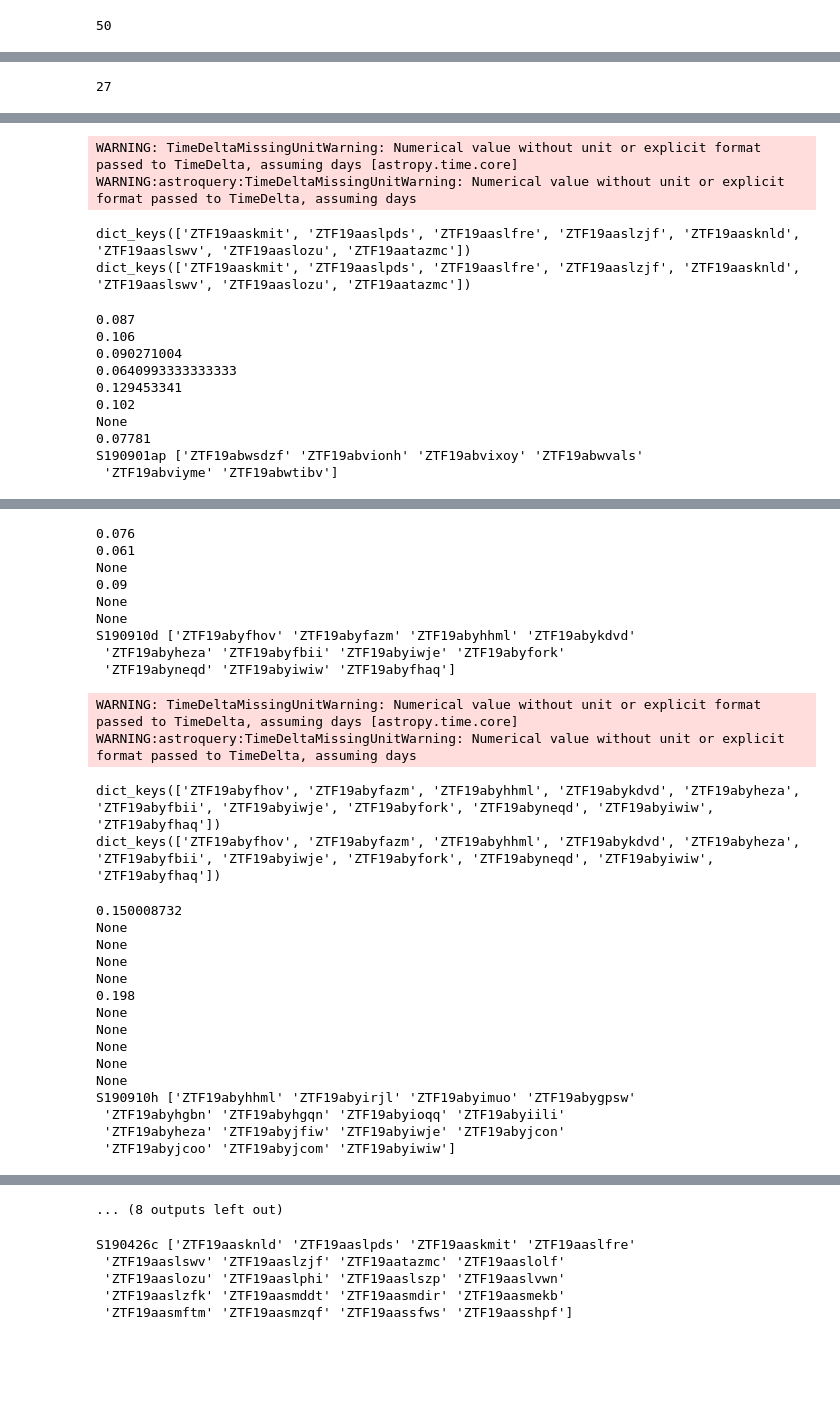
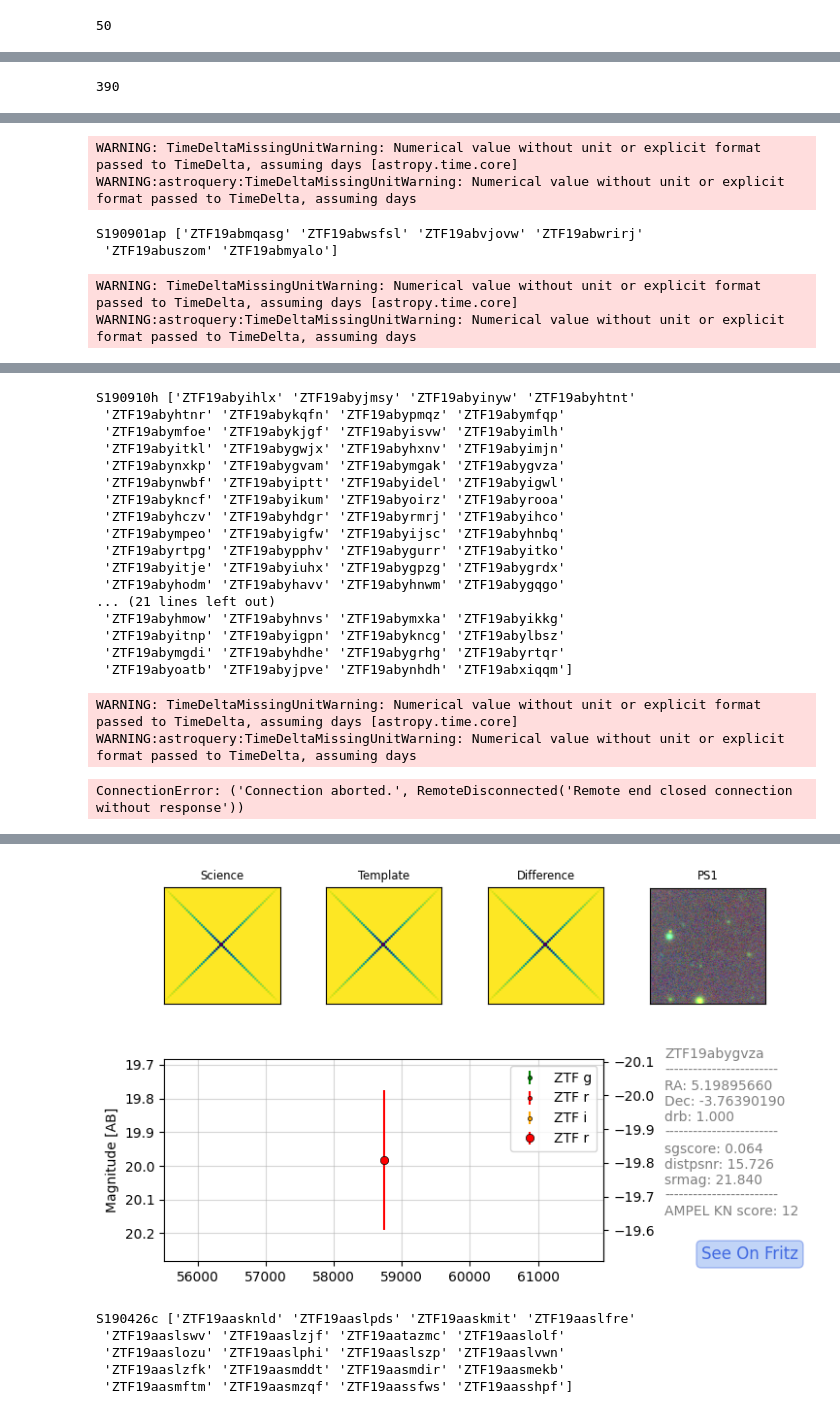
Before and after one commit to AmpelAstro/Ampel-HU-astro, a Jupyter notebook: notebooks/nuztf_plot_by_ZTFnames.ipynb, the cells around one changed output, grey strips where cells are left out. Saved outputs shown, nothing was run; the diff lists cells and outputs as text; code cells hidden in the pictures; blank space fills up the shorter version.

```diff
--- a/notebooks/nuztf_plot_by_ZTFnames.ipynb
+++ b/notebooks/nuztf_plot_by_ZTFnames.ipynb
@@ -181,14 +223,16 @@ WARNING:astroquery:TimeDeltaMissingUnitWarning: Numerical value without unit or
 ... (8 outputs left out)
 # %%
 ampel_not_o3_candidates = ampel_candidates[np.logical_not(ampel_candidates["ztf_id"].isin(O3_candidates["ztf_id"]))]
-ampel_not_o3_candidates = ampel_not_o3_candidates[ampel_not_o3_candidates["Kilonovaness"] >= 20]
+ampel_not_o3_candidates = ampel_not_o3_candidates[ampel_not_o3_candidates["Kilonovaness"] >= -99999]
 
 len(ampel_not_o3_candidates)
 # %% [output]
-27
+390
 # %%
 ampel_not_o3_candidates = ampel_candidates[np.logical_not(ampel_candidates["ztf_id"].isin(O3_candidates["ztf_id"]))]
-gw_map = ampel_and_o3_candidates["Healpix map"].unique()
+print(len(ampel_not_o3_candidates))
+#print(len(ampel_and_o3_candidates))
+gw_map = ampel_not_o3_candidates["Healpix map"].unique()
 gw_names = [gw[:gw.find(".")] for gw in gw_map]
 
 print(gw_names)
@@ -196,7 +240,7 @@ print(gw_names)
 
 for i in tqdm(range(0, len(gw_names))):
     gw_name = gw_names[i]
-    data_subset = (ampel_and_o3_candidates[ampel_and_o3_candidates["Healpix map"] == gw_map[i]]).sort_values(by="Kilonovaness", ascending=False)
+    data_subset = (ampel_not_o3_candidates[ampel_not_o3_candidates["Healpix map"] == gw_map[i]]).sort_values(by="Kilonovaness", ascending=False)
 
     ztf_ids = np.char.strip(data_subset["ztf_id"].to_numpy(dtype="str"))
 
@@ -209,14 +261,6 @@ S190426c ['ZTF19aaskmit' 'ZTF19aaslpds' 'ZTF19aaslfre' 'ZTF19aaslzjf'
 WARNING: TimeDeltaMissingUnitWarning: Numerical value without unit or explicit format passed to TimeDelta, assuming days [astropy.time.core]
 WARNING:astroquery:TimeDeltaMissingUnitWarning: Numerical value without unit or explicit format passed to TimeDelta, assuming days
-dict_keys(['ZTF19aaskmit', 'ZTF19aaslpds', 'ZTF19aaslfre', 'ZTF19aaslzjf', 'ZTF19aasknld', 'ZTF19aaslswv', 'ZTF19aaslozu', 'ZTF19aatazmc'])
-dict_keys(['ZTF19aaskmit', 'ZTF19aaslpds', 'ZTF19aaslfre', 'ZTF19aaslzjf', 'ZTF19aasknld', 'ZTF19aaslswv', 'ZTF19aaslozu', 'ZTF19aatazmc'])
+S190901ap ['ZTF19abmqasg' 'ZTF19abwsfsl' 'ZTF19abvjovw' 'ZTF19abwrirj'
+ 'ZTF19abuszom' 'ZTF19abmyalo']
-0.087
-0.106
-0.090271004
-0.0640993333333333
-0.129453341
-0.102
-None
-0.07781
-S190901ap ['ZTF19abwsdzf' 'ZTF19abvionh' 'ZTF19abvixoy' 'ZTF19abwvals'
- 'ZTF19abviyme' 'ZTF19abwtibv']
+WARNING: TimeDeltaMissingUnitWarning: Numerical value without unit or explicit format passed to TimeDelta, assuming days [astropy.time.core]
+WARNING:astroquery:TimeDeltaMissingUnitWarning: Numerical value without unit or explicit format passed to TimeDelta, assuming days
@@ -227,28 +271,20 @@ dict_keys(['ZTF19abwsdzf', 'ZTF19abvionh', 'ZTF19abvixoy', 'ZTF19abwvals', 'ZTF1
-0.076
-0.061
-None
-0.09
-None
-None
-S190910d ['ZTF19abyfhov' 'ZTF19abyfazm' 'ZTF19abyhhml' 'ZTF19abykdvd'
- 'ZTF19abyheza' 'ZTF19abyfbii' 'ZTF19abyiwje' 'ZTF19abyfork'
- 'ZTF19abyneqd' 'ZTF19abyiwiw' 'ZTF19abyfhaq']
+S190910h ['ZTF19abyihlx' 'ZTF19abyjmsy' 'ZTF19abyinyw' 'ZTF19abyhtnt'
+ 'ZTF19abyhtnr' 'ZTF19abykqfn' 'ZTF19abypmqz' 'ZTF19abymfqp'
+ 'ZTF19abymfoe' 'ZTF19abykjgf' 'ZTF19abyisvw' 'ZTF19abyimlh'
+ 'ZTF19abyitkl' 'ZTF19abygwjx' 'ZTF19abyhxnv' 'ZTF19abyimjn'
+ 'ZTF19abynxkp' 'ZTF19abygvam' 'ZTF19abymgak' 'ZTF19abygvza'
+ 'ZTF19abynwbf' 'ZTF19abyiptt' 'ZTF19abyidel' 'ZTF19abyigwl'
+ 'ZTF19abykncf' 'ZTF19abyikum' 'ZTF19abyoirz' 'ZTF19abyrooa'
+ 'ZTF19abyhczv' 'ZTF19abyhdgr' 'ZTF19abyrmrj' 'ZTF19abyihco'
+ 'ZTF19abympeo' 'ZTF19abyigfw' 'ZTF19abyijsc' 'ZTF19abyhnbq'
+ 'ZTF19abyrtpg' 'ZTF19abypphv' 'ZTF19abygurr' 'ZTF19abyitko'
+ 'ZTF19abyitje' 'ZTF19abyiuhx' 'ZTF19abygpzg' 'ZTF19abygrdx'
+ 'ZTF19abyhodm' 'ZTF19abyhavv' 'ZTF19abyhnwm' 'ZTF19abygqgo'
+... (21 lines left out)
+ 'ZTF19abyhmow' 'ZTF19abyhnvs' 'ZTF19abymxka' 'ZTF19abyikkg'
+ 'ZTF19abyitnp' 'ZTF19abyigpn' 'ZTF19abykncg' 'ZTF19abylbsz'
+ 'ZTF19abymgdi' 'ZTF19abyhdhe' 'ZTF19abygrhg' 'ZTF19abyrtqr'
+ 'ZTF19abyoatb' 'ZTF19abyjpve' 'ZTF19abynhdh' 'ZTF19abxiqqm']
 WARNING: TimeDeltaMissingUnitWarning: Numerical value without unit or explicit format passed to TimeDelta, assuming days [astropy.time.core]
 WARNING:astroquery:TimeDeltaMissingUnitWarning: Numerical value without unit or explicit format passed to TimeDelta, assuming days
-dict_keys(['ZTF19abyfhov', 'ZTF19abyfazm', 'ZTF19abyhhml', 'ZTF19abykdvd', 'ZTF19abyheza', 'ZTF19abyfbii', 'ZTF19abyiwje', 'ZTF19abyfork', 'ZTF19abyneqd', 'ZTF19abyiwiw', 'ZTF19abyfhaq'])
-dict_keys(['ZTF19abyfhov', 'ZTF19abyfazm', 'ZTF19abyhhml', 'ZTF19abykdvd', 'ZTF19abyheza', 'ZTF19abyfbii', 'ZTF19abyiwje', 'ZTF19abyfork', 'ZTF19abyneqd', 'ZTF19abyiwiw', 'ZTF19abyfhaq'])
+ConnectionError: ('Connection aborted.', RemoteDisconnected('Remote end closed connection without response'))
-0.150008732
-None
-None
-None
-None
-0.198
-None
-None
-None
-None
-None
-S190910h ['ZTF19abyhhml' 'ZTF19abyirjl' 'ZTF19abyimuo' 'ZTF19abygpsw'
- 'ZTF19abyhgbn' 'ZTF19abyhgqn' 'ZTF19abyioqq' 'ZTF19abyiili'
- 'ZTF19abyheza' 'ZTF19abyjfiw' 'ZTF19abyiwje' 'ZTF19abyjcon'
- 'ZTF19abyjcoo' 'ZTF19abyjcom' 'ZTF19abyiwiw']
@@ -257,4 +291,4 @@ WARNING:astroquery:TimeDeltaMissingUnitWarning: Numerical value without unit or
-... (8 outputs left out)
+[figure, added]
 # %%
 for i in tqdm(range(0, len(gw_names)- 0)):
     #print(i)
```
Also changed, not shown: parts of 7 cells of this notebook, 4 other files.
